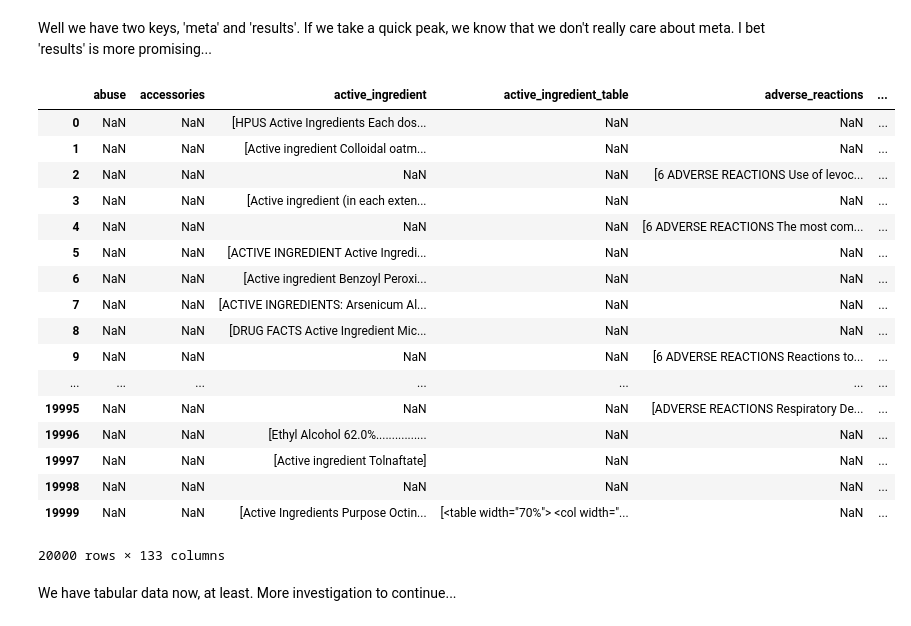
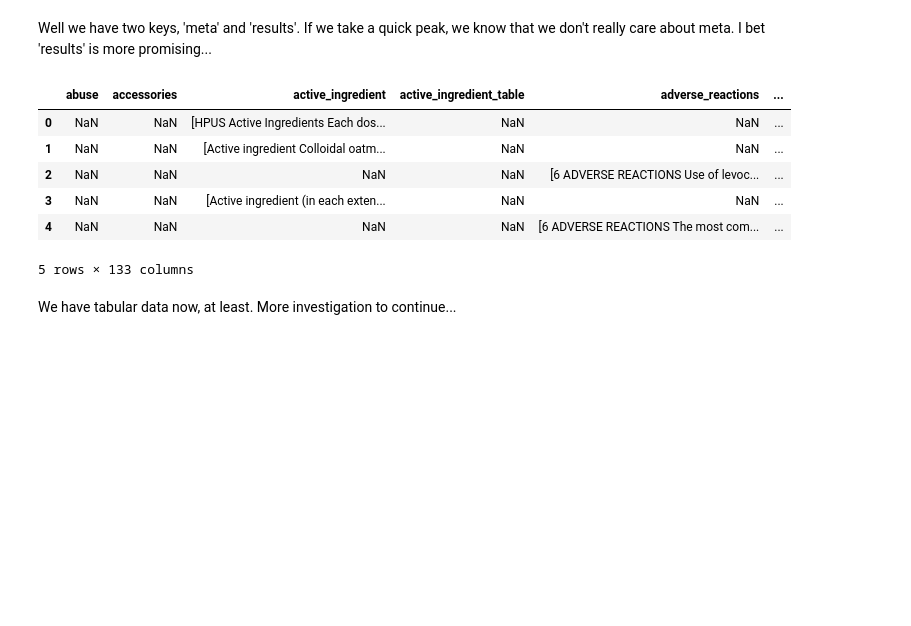
Before and after one commit to batmanlab/drugEmbedding, a Jupyter notebook: notebooks/drug_experimentation.ipynb, the cells around one changed output. Cells and saved outputs as stored; diff of their text form; code cells hidden in the pictures; blank space fills up the shorter version.

```diff
--- a/notebooks/drug_experimentation.ipynb
+++ b/notebooks/drug_experimentation.ipynb
@@ -162,25 +162,14 @@ dict_keys(['meta', 'results'])
 Well we have two keys, 'meta' and 'results'.  If we take a quick peak, we know that we don't really care about meta.  I bet 'results' is more promising...
 # %%
 df = pd.DataFrame(data['results'])
-df
+df.head()
 # %% [output]
 |  | abuse | accessories | active_ingredient | active_ingredient_table | adverse_reactions | ... |
 | 0 | NaN | NaN | [HPUS Active Ingredients Each dos... | NaN | NaN | ... |
 | 1 | NaN | NaN | [Active ingredient Colloidal oatm... | NaN | NaN | ... |
 | 2 | NaN | NaN | NaN | NaN | [6 ADVERSE REACTIONS Use of levoc... | ... |
 | 3 | NaN | NaN | [Active ingredient (in each exten... | NaN | NaN | ... |
 | 4 | NaN | NaN | NaN | NaN | [6 ADVERSE REACTIONS The most com... | ... |
-| 5 | NaN | NaN | [ACTIVE INGREDIENT Active Ingredi... | NaN | NaN | ... |
-| 6 | NaN | NaN | [Active ingredient Benzoyl Peroxi... | NaN | NaN | ... |
-| 7 | NaN | NaN | [ACTIVE INGREDIENTS: Arsenicum Al... | NaN | NaN | ... |
-| 8 | NaN | NaN | [DRUG FACTS Active Ingredient Mic... | NaN | NaN | ... |
-| 9 | NaN | NaN | NaN | NaN | [6 ADVERSE REACTIONS Reactions to... | ... |
-| ... | ... | ... | ... | ... | ... | ... |
-| 19995 | NaN | NaN | NaN | NaN | [ADVERSE REACTIONS Respiratory De... | ... |
-| 19996 | NaN | NaN | [Ethyl Alcohol 62.0%................ | NaN | NaN | ... |
-| 19997 | NaN | NaN | [Active ingredient Tolnaftate] | NaN | NaN | ... |
-| 19998 | NaN | NaN | NaN | NaN | NaN | ... |
-| 19999 | NaN | NaN | [Active Ingredients Purpose Octin... | [<table width="70%"> <col width="... | NaN | ... |
-20000 rows × 133 columns
+5 rows × 133 columns
 # %% [markdown]
 We have tabular data now, at least.  More investigation to continue...
```
Also changed, not shown: parts of 1 cell of this notebook.
